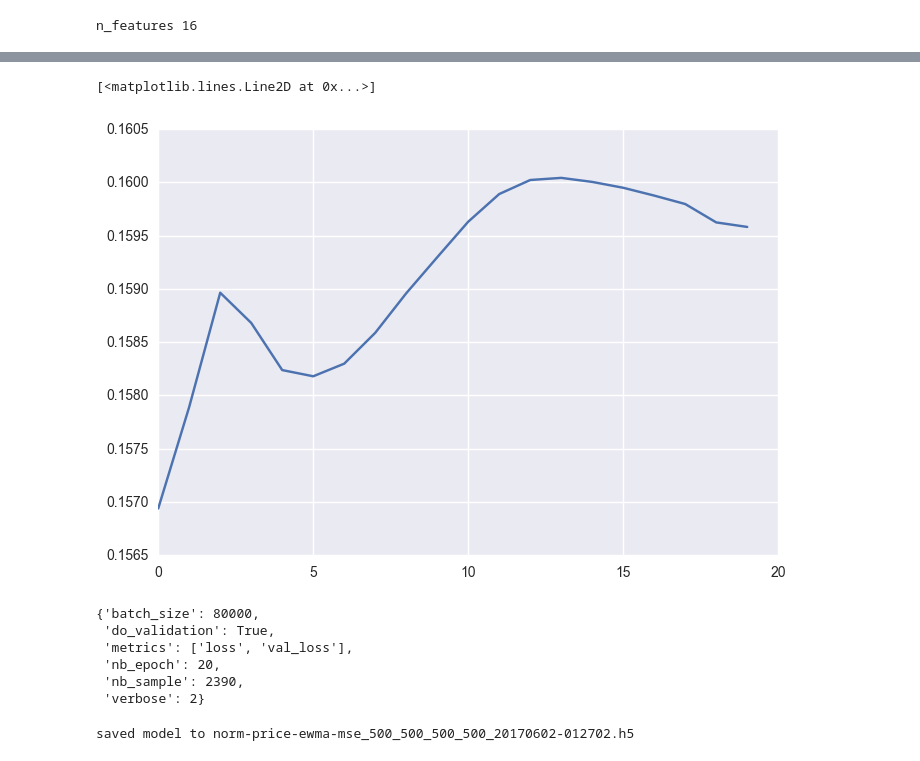
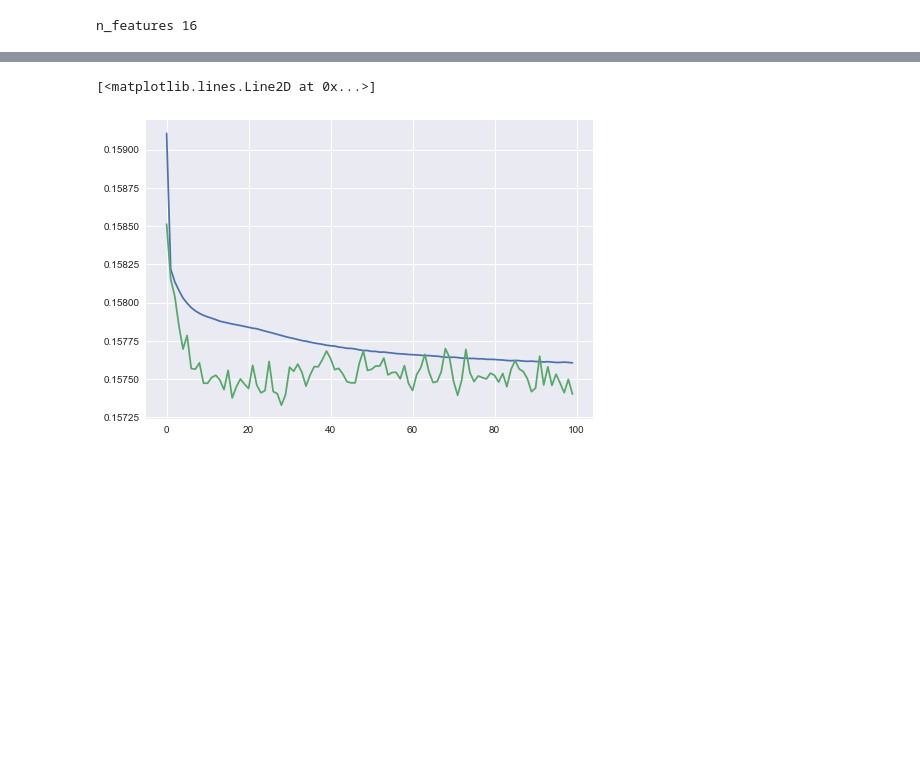
Before and after one commit to andrewwilson/mlnd, a Jupyter notebook: Capstone/Normalised Price - EWMA Model - Train.ipynb, the cells around one changed output, grey strips where cells are left out. Saved outputs shown, nothing was run; the diff lists cells and outputs as text; code cells hidden in the pictures; blank space fills up the shorter version.

```diff
--- a/Capstone/Normalised Price - EWMA Model - Train.ipynb
+++ b/Capstone/Normalised Price - EWMA Model - Train.ipynb
@@ -153,7 +154,7 @@ Name: px, dtype: int64
 # %%
 import os
 import keras
-SAVE_MODEL_EPOCHS = 3
+SAVE_MODEL_EPOCHS = 5
 class Experiment(keras.callbacks.Callback):
 
     def __init__(self, run_id, epoch_count=0, tl = [], dl = []):
@@ -170,26 +171,30 @@ class Experiment(keras.callbacks.Callback):
 
         self.epoch_count+=1
         if self.epoch_count % SAVE_MODEL_EPOCHS == 0:
-            self.last_model_file = 'model-{}-{}.h5'.format(self.run_id, self.epoch_count)
+            self.last_model_file = self.model_filename(self.run_id, self.epoch_count)
             self.model.save(self.last_model_file)
             self.save()
 
     def save(self):
         np.savez(
-            Experiment.filename(run_id),
+            self.exp_filename(run_id),
             run_id=self.run_id,
             epoch_count=self.epoch_count,
             tl=np.array(self.train_losses),
             dl=np.array(self.dev_losses),
             last_model_file=self.last_model_file)
 
-    @classmethod
-    def filename(cls, run_id):
-        return "experiment_" + run_id + ".npz"
+    @staticmethod
+    def exp_filename(run_id):
+        return "saves/experiment_" + run_id + ".npz"
+
+    @staticmethod
+    def model_filename(run_id, epoch):
+        return 'saves/model-{}-{}.h5'.format(run_id, epoch)
 
     @classmethod
     def load(cls, run_id):
-        fname = Experiment.filename(run_id)
+        fname = cls.exp_filename(run_id)
         print "loading from file:", fname
         npz = np.load(fname)
         run_id = str(npz['run_id'])
@@ -203,7 +208,7 @@ class Experiment(keras.callbacks.Callback):
 
     @classmethod
     def create_or_load(cls, run_id):
-        fname = Experiment.filename(run_id)
+        fname = cls.exp_filename(run_id)
         if os.path.exists(fname):
             prog = cls.load(run_id)
             print "loaded progress: ", prog.run_id, "training epochs:", prog.epoch_count
@@ -239,6 +247,6 @@ def build_model(n_features, loss_function):
 # %%
 model = build_model(n_features, 'mean_squared_error')
 # %%
-run_id = "foo3"
+run_id = "norm-price-ewma-mse-with-inverse-4x500-5cat"
 progress = Experiment.create_or_load(run_id)
 # %% [output]
@@ -270,23 +285,6 @@ Epoch 20/20
 # %%
+plt.plot(progress.train_losses)
 plt.plot(progress.dev_losses)
 # %% [output]
 [<matplotlib.lines.Line2D at 0x...>]
-[figure, old version]
+[figure, new version]
-# %%
-hist.params
-# %% [output]
-{'batch_size': 80000,
- 'do_validation': True,
- 'metrics': ['loss', 'val_loss'],
- 'nb_epoch': 20,
- 'nb_sample': 2390,
- 'verbose': 2}
-# %%
-import datetime as dt
-timestr = dt.datetime.strftime(dt.datetime.now(), "%Y%d%m-%H%M%S")
-filename = "norm-price-ewma-mse_500_500_500_500_{}.h5".format(timestr)
-
-model.save(filename)
-print "saved model to", filename
-# %% [output]
-saved model to norm-price-ewma-mse_500_500_500_500_20170602-012702.h5
```
Also changed, not shown: parts of 13 cells of this notebook, 8 other files.
